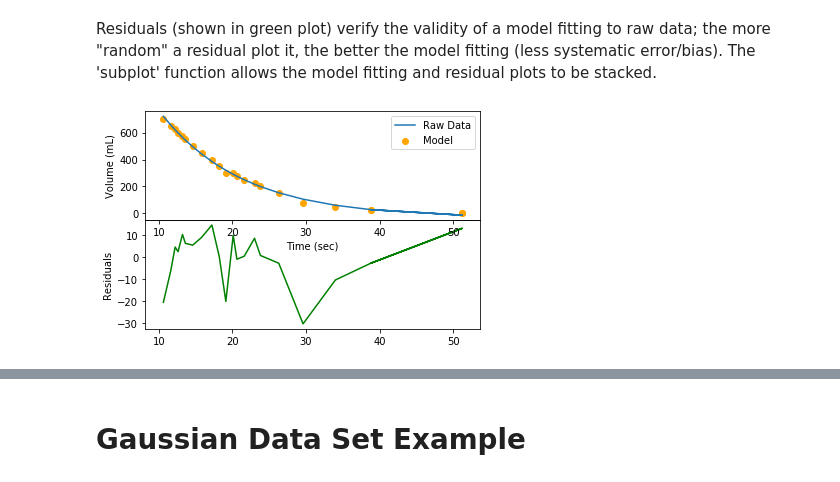
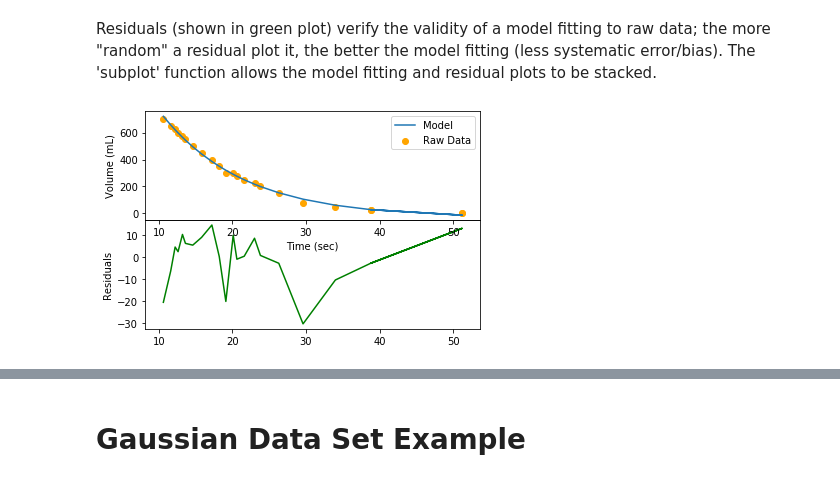
Before and after one commit to barnetk1/Test-repo, a Jupyter notebook: CHEM 399 Project 1_repo_cleanup.ipynb, the cells around one changed output, grey strips where cells are left out. Cells and saved outputs as stored; diff of their text form; code cells hidden in the pictures.

```diff
--- a/CHEM 399 Project 1_repo_cleanup.ipynb
+++ b/CHEM 399 Project 1_repo_cleanup.ipynb
@@ -147,17 +173,17 @@ Residuals (shown in green plot) verify the validity of a model fitting to raw da
 # %%
 plt.subplot(212)
 #212 = 2 rows, 1 column
 #The residual plot
 plt.plot(time, volume-exponential(time, popt_first[0],popt_first[1], popt_first[2]),'g')
 plt.ylabel("Residuals")
 plt.subplot(211, sharex=plt.gca())
 #now working on the first plot
 #gca =
 plt.scatter(time,volume, color='orange')
 plt.plot(time, exponential(time, popt_first[0],popt_first[1], popt_first[2]))
-plt.legend(("Raw Data", "Model"))
+plt.legend(("Model", "Raw Data"))
 plt.ylabel("Volume (mL)")
 plt.xlabel("Time (sec)")
 plt.subplots_adjust(hspace=0)
 # %% [output]
-[figure, old version]
+[figure, new version]
```
Also changed, not shown: parts of 9 cells of this notebook, 1 other file.
